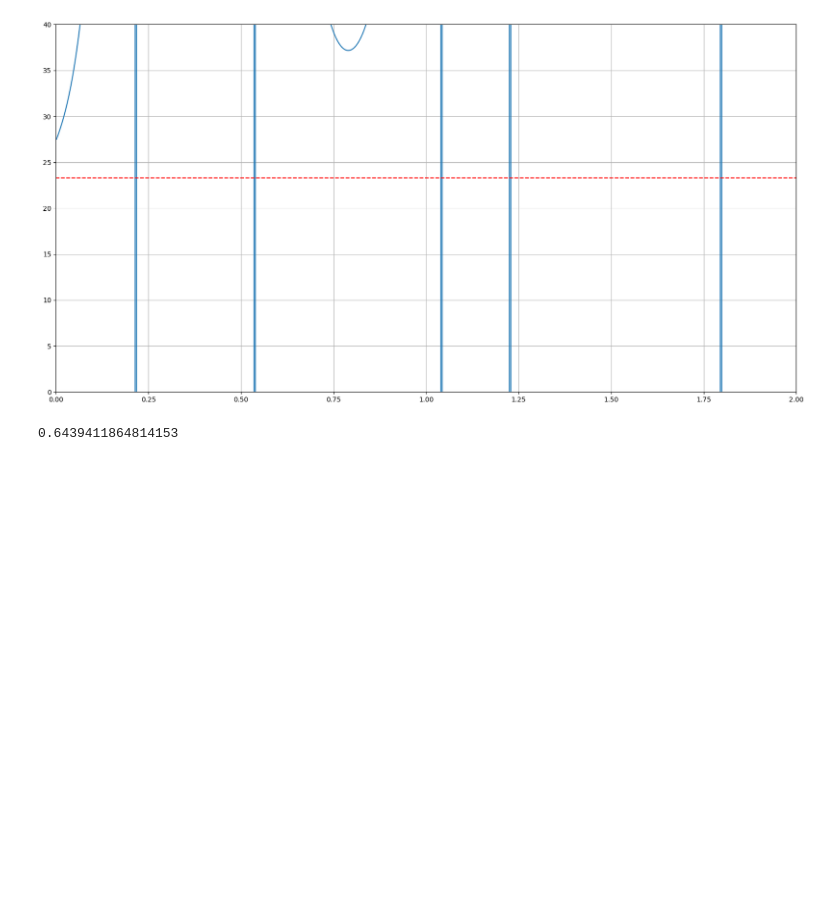
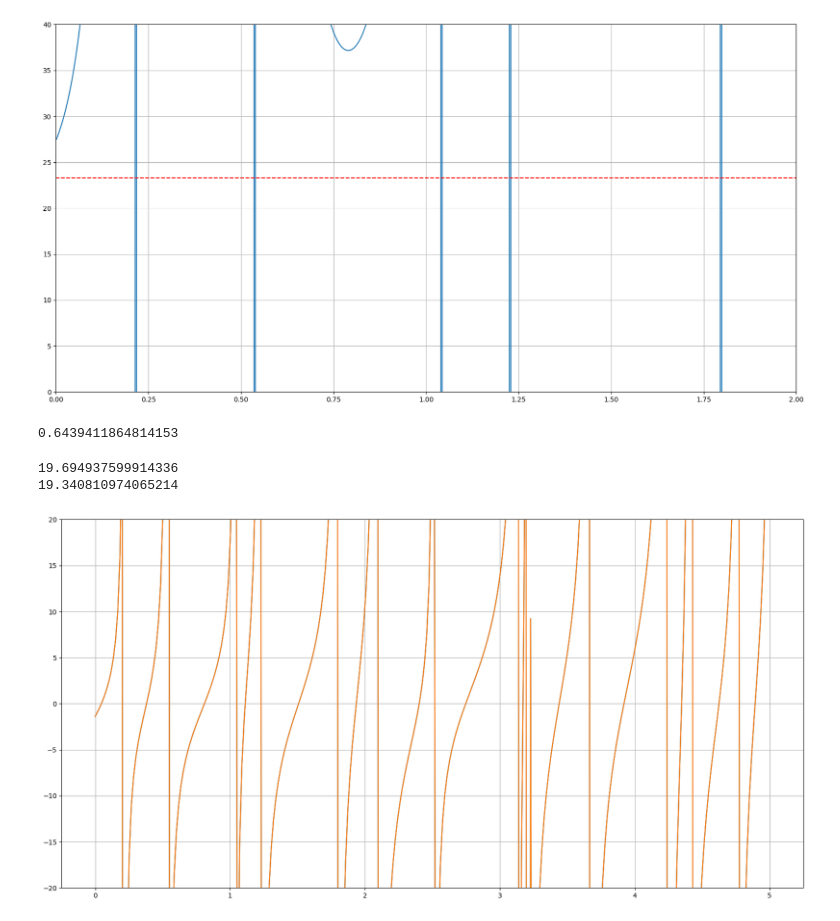
Before and after one commit to rc33051/MPhys-Code, a Jupyter notebook: comparing_derivatives.ipynb, the cells around one changed output. Drawn from its saved outputs; the diff is of its cells as text; code cells hidden in the pictures; blank space fills up the shorter version.

Commit message:
A lot of different changes, including a reliable nth derivative calculator

```diff
--- a/comparing_derivatives.ipynb
+++ b/comparing_derivatives.ipynb
@@ -299,7 +371,7 @@ x_0
 # %%
 
 
-def first_deriv(q_2_star=1.5, d = np.array([0,0,0]), cutoff= 9 ,  alpha = 0.1):
+def zeta_2(q_2_star=1.5, d = np.array([0,0,0]), cutoff= 9 ,  alpha = 0.1):
     '''
     Outputs derivative of the zeta correctly **ONLY** for d = [0,0,0]
     where the expression is trivial to evaluate for all s derivatives.
@@ -339,7 +411,6 @@ def first_deriv(q_2_star=1.5, d = np.array([0,0,0]), cutoff= 9 ,  alpha = 0.1):
     r_parallel  = np.einsum("ij,j->i", r, beta_norm)
     #use braodcasting to multiply each of the dot products by the beta unit vector
     r_perp_sq = r_2 -r_parallel**2
-    r_parallel_sq = r_parallel**2
     r_parallel_sq = 1/gamma**2*(r_parallel+ 1/2 * d_scalar)**2
     r_sq = r_parallel_sq+ r_perp_sq
     D = r_sq-q_2_star
@@ -347,10 +418,47 @@ def first_deriv(q_2_star=1.5, d = np.array([0,0,0]), cutoff= 9 ,  alpha = 0.1):
 
     sum_terms = np.sum(terms)
 
-
-    pv = 2.0*(np.pi**2)*np.sqrt(q_2)\
-        * erfi(np.sqrt(alpha*q_2))\
-        - 2.0*np.exp(alpha*q_2)\
+    pv = 2.0*(np.pi**2)*np.sqrt(q_2_star)\
+        * erfi(np.sqrt(alpha*q_2_star))\
+        - 2.0*np.exp(alpha*q_2_star)\
         * np.sqrt(np.pi**3)/np.sqrt(alpha)
 
-    return( sum_terms + pv)/np.sqrt(4*np.pi)
+    return( sum_terms + pv*gamma)/np.sqrt(4*np.pi)
+# %%
+x = 0.5
+
+print(zeta_2(x, d, 1000, 0.1))
+print(zeta(x, 100, 0.1, d, 4))
+# %% [output]
+19.694937599914336
+19.340810974065214
+# %%
+#plot zeta_2 for q 0 to 5, alpha =.1 and d = [0,0,0]
+
+
+d = np.array([2,1,0])
+
+
+q = np.linspace(0,5,300)
+zeta_plot = np.array([])
+for q_i in q:
+    zeta_plot = np.append(zeta_plot, zeta_2(q_i, d, 3000, 0.1))
+
+
+#plot zeta for q 0 to 5, alpha =.1 and d = [0,0,0]
+
+q = np.linspace(0,5,300)
+zeta_plot1 = np.array([])
+for q_i in q:
+    zeta_plot1 = np.append(zeta_plot1, zeta(q_i, 3000, 0.1, d, 4))
+
+
+
+
+plt.figure(figsize=(20,10))
+plt.plot(q, zeta_plot)
+plt.plot(q, zeta_plot1)
+plt.ylim(-20,20)
+plt.grid()
+# %% [output]
+[figure, added]
```
Also changed, not shown: parts of 83 cells of this notebook, 11 other files.
